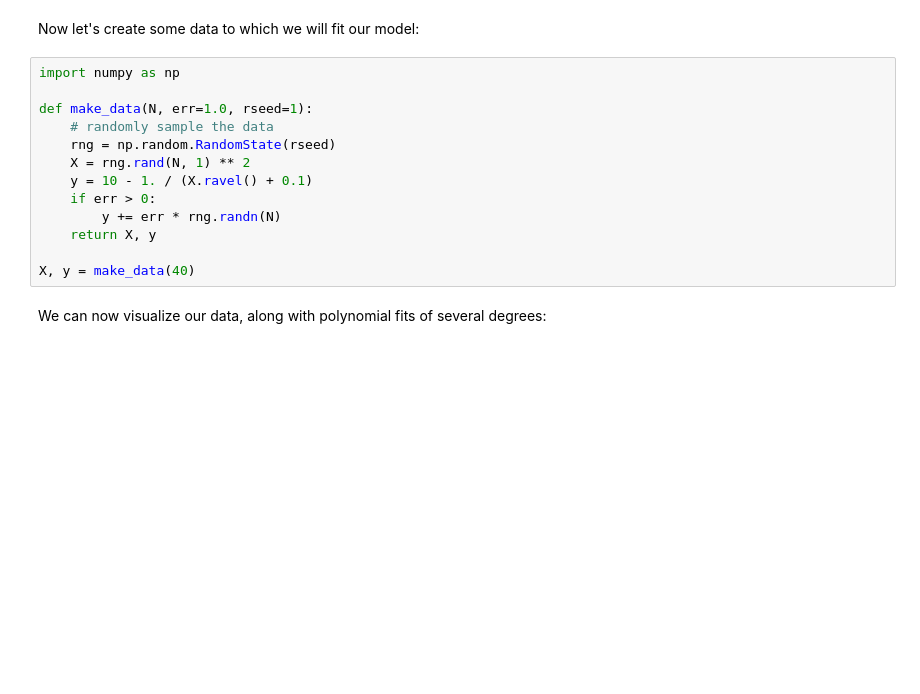
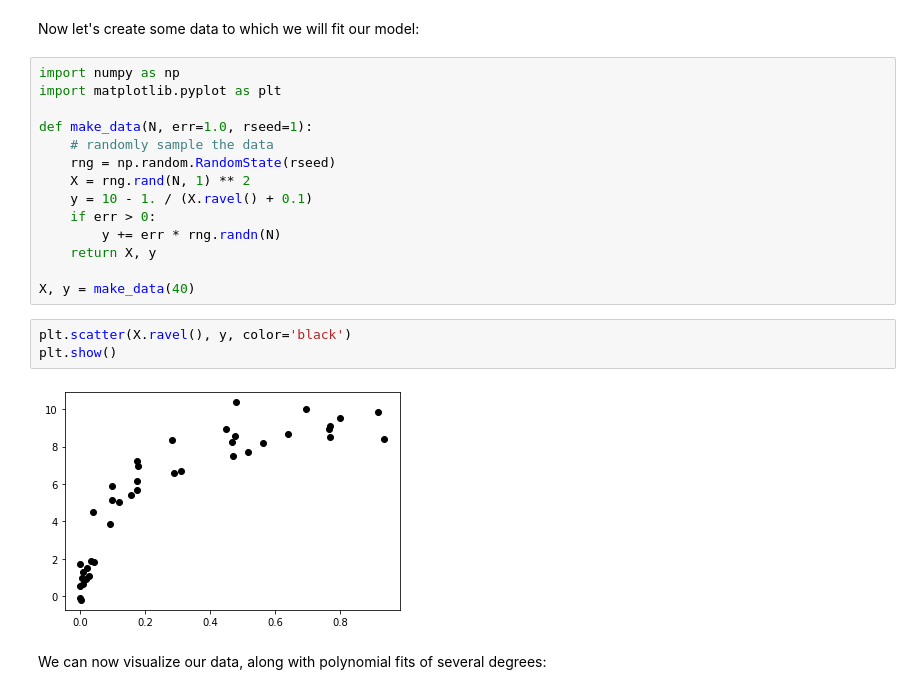
Before and after one commit to SoroushGhaderi/Decision_Trees_From_Start_to_Finish, a Jupyter notebook: Session 5/Sklearn/05.03-Hyperparameters-and-Model-Validation.ipynb, the cells around one changed output. Saved outputs shown, nothing was run; the diff lists cells and outputs as text; blank space fills up the shorter version.

```diff
--- a/Session 5/Sklearn/05.03-Hyperparameters-and-Model-Validation.ipynb
+++ b/Session 5/Sklearn/05.03-Hyperparameters-and-Model-Validation.ipynb
@@ -247,6 +270,7 @@ def PolynomialRegression(degree=2, **kwargs):
 Now let's create some data to which we will fit our model:
 # %%
 import numpy as np
+import matplotlib.pyplot as plt
 
 def make_data(N, err=1.0, rseed=1):
     # randomly sample the data
@@ -258,6 +282,11 @@ def make_data(N, err=1.0, rseed=1):
     return X, y
 
 X, y = make_data(40)
+# %%
+plt.scatter(X.ravel(), y, color='black')
+plt.show()
+# %% [output]
+[figure, added]
 # %% [markdown]
 We can now visualize our data, along with polynomial fits of several degrees:
 # %%
```
Also changed, not shown: parts of 6 cells of this notebook, 4 other files.
